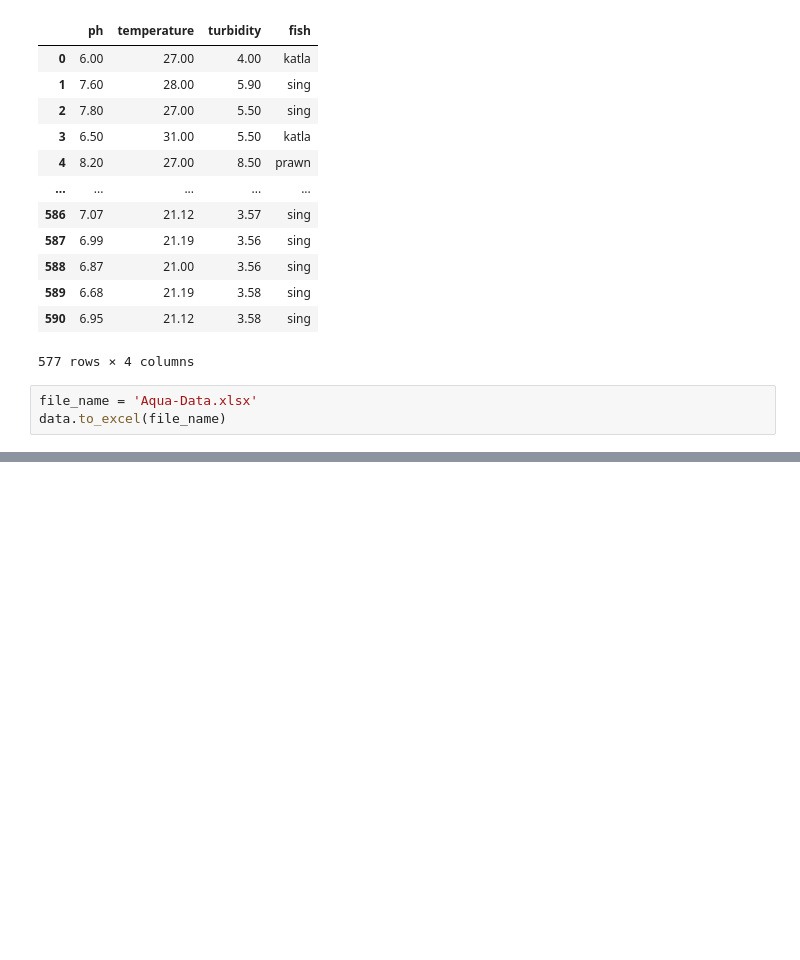
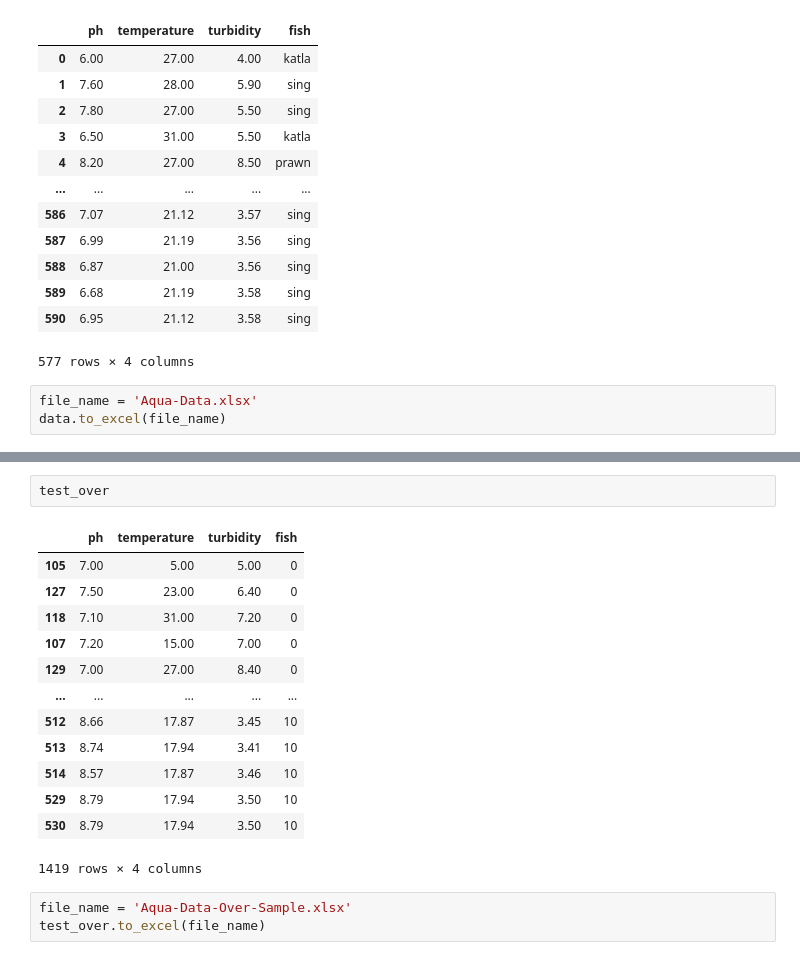
Before and after one commit to vvrgit/Aquaculture, a Jupyter notebook: Aquaculture_Data_Preprocessing_Fish_Species.ipynb, the cells around one changed output, grey strips where cells are left out. Cells and saved outputs as stored; diff of their text form; blank space fills up the shorter version.

```diff
--- a/Aquaculture_Data_Preprocessing_Fish_Species.ipynb
+++ b/Aquaculture_Data_Preprocessing_Fish_Species.ipynb
@@ -200,0 +292,19 @@ data.to_excel(file_name)
+# %%
+test_over
+# %% [output]
+|  | ph | temperature | turbidity | fish |
+| 105 | 7.00 | 5.00 | 5.00 | 0 |
+| 127 | 7.50 | 23.00 | 6.40 | 0 |
+| 118 | 7.10 | 31.00 | 7.20 | 0 |
+| 107 | 7.20 | 15.00 | 7.00 | 0 |
+| 129 | 7.00 | 27.00 | 8.40 | 0 |
+| ... | ... | ... | ... | ... |
+| 512 | 8.66 | 17.87 | 3.45 | 10 |
+| 513 | 8.74 | 17.94 | 3.41 | 10 |
+| 514 | 8.57 | 17.87 | 3.46 | 10 |
+| 529 | 8.79 | 17.94 | 3.50 | 10 |
+| 530 | 8.79 | 17.94 | 3.50 | 10 |
+1419 rows × 4 columns
+# %%
+file_name = 'Aqua-Data-Over-Sample.xlsx'
+test_over.to_excel(file_name)
```
Also changed, not shown: parts of 5 cells of this notebook.
